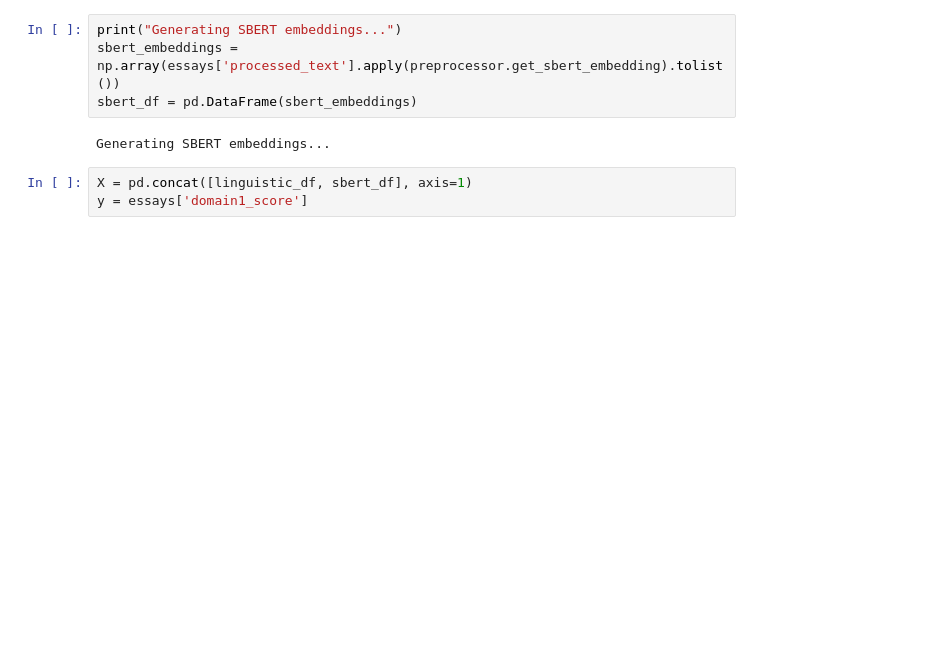
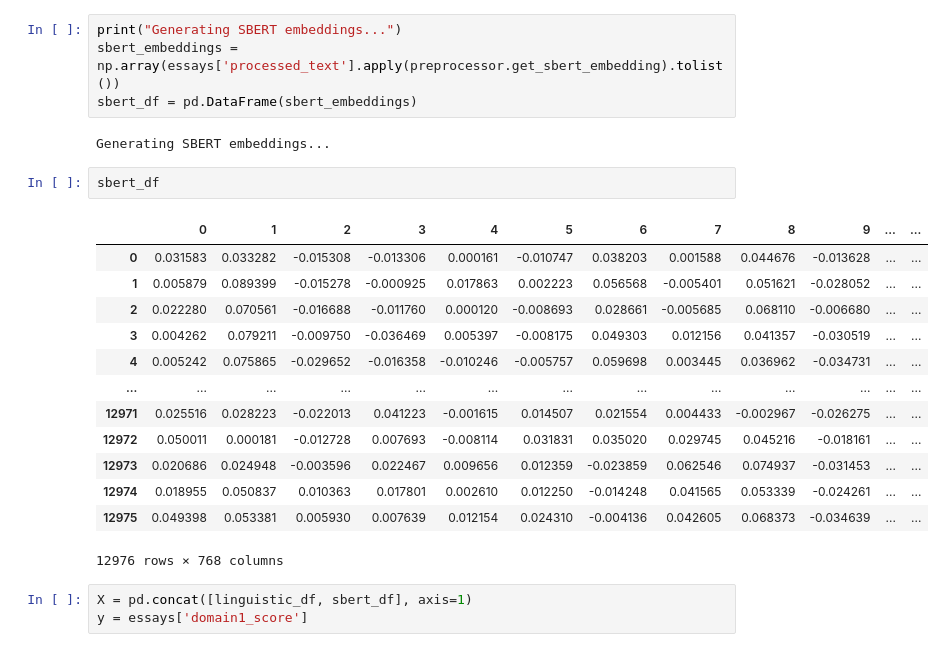
Before and after one commit to Vall-Here/nlp-essay-scoring-sentence-bert-project, a Jupyter notebook: AES/AES-BERT.ipynb, the cells around one changed output. Cells and saved outputs as stored; diff of their text form; blank space fills up the shorter version.

```diff
--- a/AES/AES-BERT.ipynb
+++ b/AES/AES-BERT.ipynb
@@ -176,6 +235,22 @@ sbert_embeddings = np.array(essays['processed_text'].apply(preprocessor.get_sber
 sbert_df = pd.DataFrame(sbert_embeddings)
 # %% [output]
 Generating SBERT embeddings...
+# %%
+sbert_df
+# %% [output]
+|  | 0 | 1 | 2 | 3 | 4 | 5 | 6 | 7 | 8 | 9 | ... | ... |
+| 0 | 0.031583 | 0.033282 | -0.015308 | -0.013306 | 0.000161 | -0.010747 | 0.038203 | 0.001588 | 0.044676 | -0.013628 | ... | ... |
+| 1 | 0.005879 | 0.089399 | -0.015278 | -0.000925 | 0.017863 | 0.002223 | 0.056568 | -0.005401 | 0.051621 | -0.028052 | ... | ... |
+| 2 | 0.022280 | 0.070561 | -0.016688 | -0.011760 | 0.000120 | -0.008693 | 0.028661 | -0.005685 | 0.068110 | -0.006680 | ... | ... |
+| 3 | 0.004262 | 0.079211 | -0.009750 | -0.036469 | 0.005397 | -0.008175 | 0.049303 | 0.012156 | 0.041357 | -0.030519 | ... | ... |
+| 4 | 0.005242 | 0.075865 | -0.029652 | -0.016358 | -0.010246 | -0.005757 | 0.059698 | 0.003445 | 0.036962 | -0.034731 | ... | ... |
+| ... | ... | ... | ... | ... | ... | ... | ... | ... | ... | ... | ... | ... |
+| 12971 | 0.025516 | 0.028223 | -0.022013 | 0.041223 | -0.001615 | 0.014507 | 0.021554 | 0.004433 | -0.002967 | -0.026275 | ... | ... |
+| 12972 | 0.050011 | 0.000181 | -0.012728 | 0.007693 | -0.008114 | 0.031831 | 0.035020 | 0.029745 | 0.045216 | -0.018161 | ... | ... |
+| 12973 | 0.020686 | 0.024948 | -0.003596 | 0.022467 | 0.009656 | 0.012359 | -0.023859 | 0.062546 | 0.074937 | -0.031453 | ... | ... |
+| 12974 | 0.018955 | 0.050837 | 0.010363 | 0.017801 | 0.002610 | 0.012250 | -0.014248 | 0.041565 | 0.053339 | -0.024261 | ... | ... |
+| 12975 | 0.049398 | 0.053381 | 0.005930 | 0.007639 | 0.012154 | 0.024310 | -0.004136 | 0.042605 | 0.068373 | -0.034639 | ... | ... |
+12976 rows × 768 columns
 # %%
 X = pd.concat([linguistic_df, sbert_df], axis=1)
 y = essays['domain1_score']
```
Also changed, not shown: parts of 24 cells of this notebook, 2 other files.
